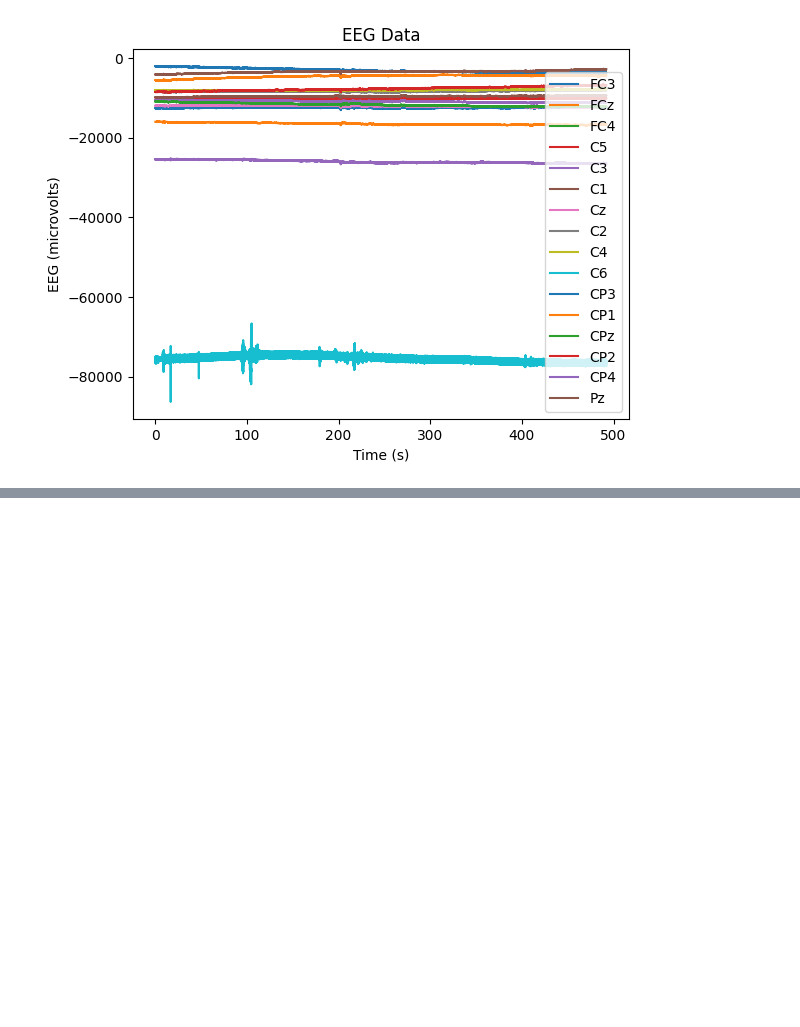
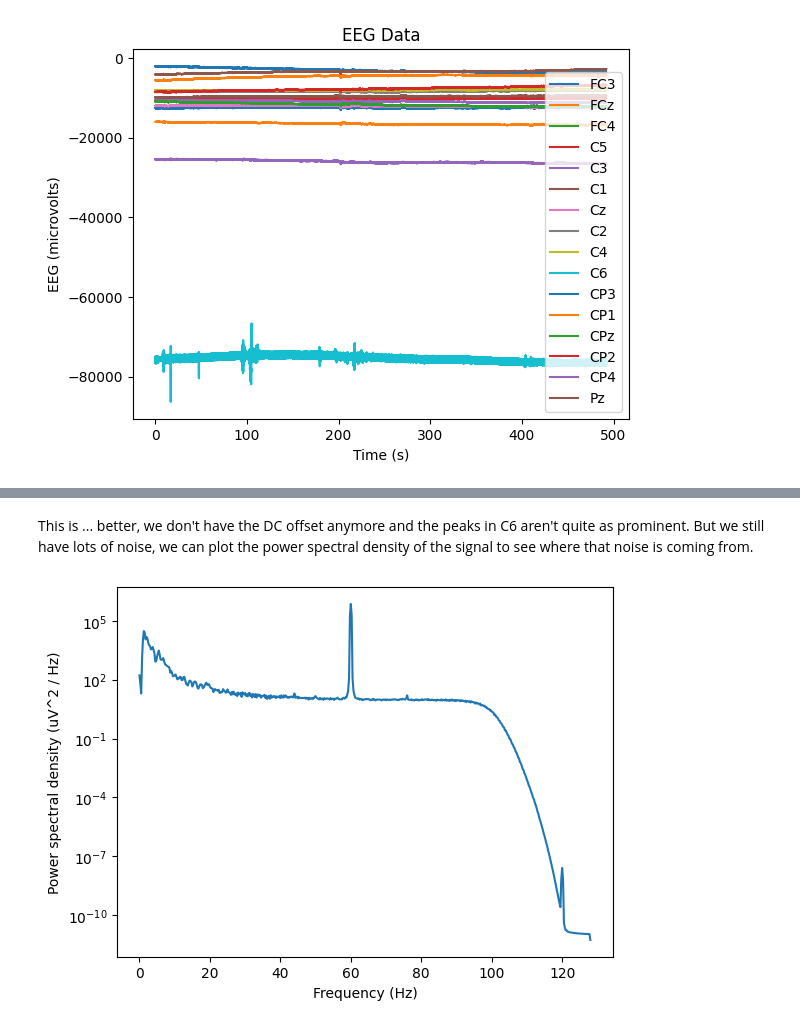
Before and after one commit to brianjohannes/bessy-python-tutorials, a Jupyter notebook: 01_show_me_the_data.ipynb, the cells around one changed output, grey strips where cells are left out. Drawn from its saved outputs; the diff is of its cells as text; code cells hidden in the pictures; blank space fills up the shorter version.

```diff
--- a/01_show_me_the_data.ipynb
+++ b/01_show_me_the_data.ipynb
@@ -100,0 +151,20 @@ few issues left to resolve.
+# %% [markdown]
+This is ... better, we don't have the DC offset anymore and the peaks in C6
+aren't quite as prominent. But we still have lots of noise, we can plot the
+power spectral density of the signal to see where that noise is coming from.
+# %%
+# Plot the PSD of P6
+
+# Import the modules you need
+from scipy.signal import welch
+
+# Calculate the PSD of P6 using welch()
+freqs, psd = welch(high_pass_filt_eeg[9,:], fs=bci_data.fsample, nperseg=1024)
+
+# Plot the PSD
+plt.semilogy(freqs, psd)
+plt.xlabel('Frequency (Hz)')
+plt.ylabel('Power spectral density (uV^2 / Hz)')
+plt.show()
+# %% [output]
+[figure, added]
```
Also changed, not shown: parts of 8 cells of this notebook.
